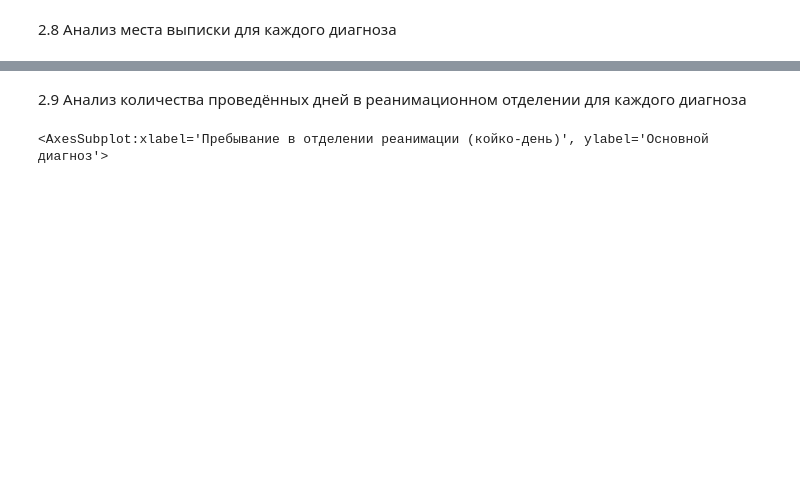
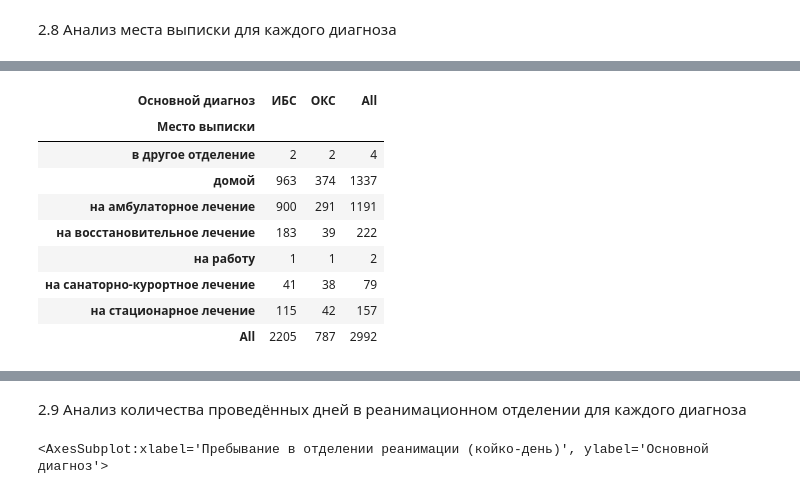
Before and after one commit to Diceorfl/Practical-tasks, a Jupyter notebook: SW/CPD.ipynb, the cells around one changed output, grey strips where cells are left out. Saved outputs shown, nothing was run; the diff lists cells and outputs as text; code cells hidden in the pictures; blank space fills up the shorter version.

```diff
--- a/SW/CPD.ipynb
+++ b/SW/CPD.ipynb
@@ -318,0 +408,17 @@ sns.countplot(x="Основной диагноз", hue="Место выписк
+# %%
+first_df = df[(df["Место выписки"] != "")]["Место выписки"]
+first_df = first_df[~first_df.index.duplicated()]
+second_df = df[df["Основной диагноз"] != ""]["Основной диагноз"]
+second_df = second_df[~second_df.index.duplicated()]
+pd.crosstab(first_df,second_df, margins=True)
+# %% [output]
+| Основной диагноз | ИБС | ОКС | All |
+| Место выписки |  |  |  |
+| в другое отделение | 2 | 2 | 4 |
+| домой | 963 | 374 | 1337 |
+| на амбулаторное лечение | 900 | 291 | 1191 |
+| на восстановительное лечение | 183 | 39 | 222 |
+| на работу | 1 | 1 | 2 |
+| на санаторно-курортное лечение | 41 | 38 | 79 |
+| на стационарное лечение | 115 | 42 | 157 |
+| All | 2205 | 787 | 2992 |
```
Also changed, not shown: parts of 22 cells of this notebook.
